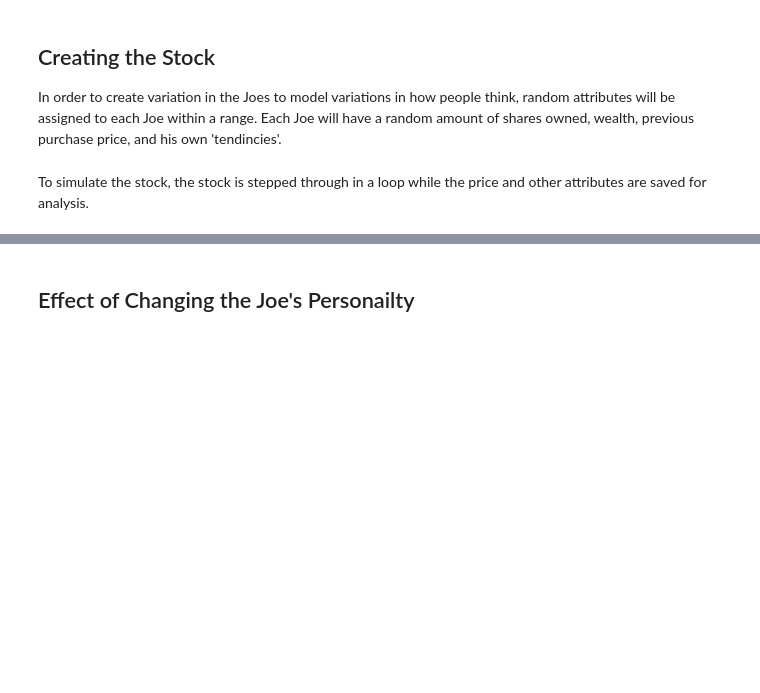
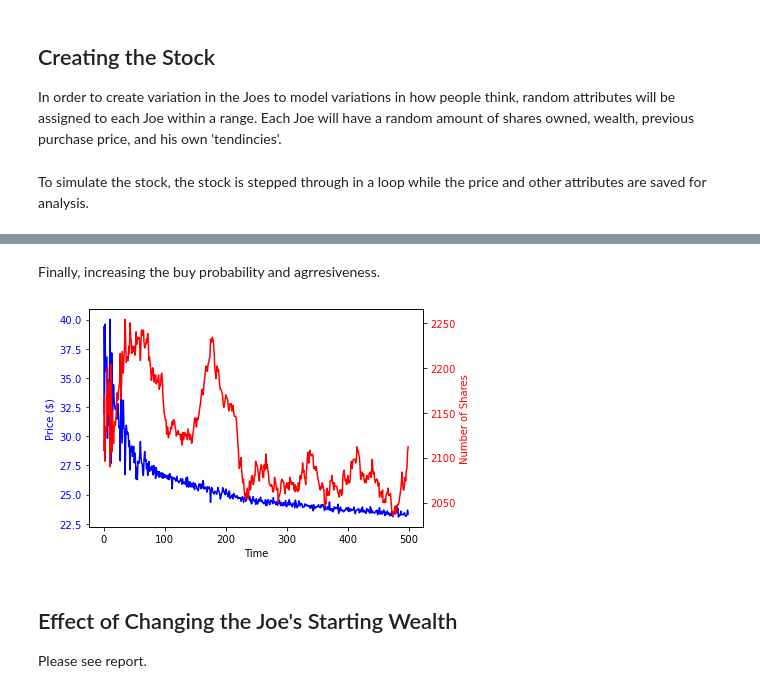
Before and after one commit to seandonker/StockPriceSmiluation, a Jupyter notebook: SimulationV3 (3).ipynb, the cells around one changed output, grey strips where cells are left out. Saved outputs shown, nothing was run; the diff lists cells and outputs as text; code cells hidden in the pictures; blank space fills up the shorter version.

```diff
--- a/SimulationV3 (3).ipynb
+++ b/SimulationV3 (3).ipynb
@@ -179,3 +249,38 @@ plt.show()
+# %% [markdown]
+Finally, increasing the buy probability and agrresiveness.
+# %%
+np.random.seed(5)
+numHolders = 500
+simulationSteps = 500
+sharesOwned = np.random.randint(low=20, high=50, size=numHolders)
+wealth = np.random.randint(low=1000, high=2000, size=numHolders)
+purchasePrice = np.random.uniform(low=20, high=40, size=numHolders)
+sellProb = np.random.uniform(low=0.01, high=0.1, size=numHolders)
+buyProb = np.random.uniform(low=0.2, high=0.4, size=numHolders)
+buyAgg = np.random.randint(low=3, high=7, size=numHolders)
+sellAgg = np.random.randint(low=1, high=5, size=numHolders)
+aapl = stock(numHolders, 50.0, 2000, sharesOwned, wealth, purchasePrice, buyProb, sellProb, buyAgg, sellAgg, 0.1)
+price = []
+freeShares = []
+for i in range(simulationSteps):
+    aapl.step()
+    price.append(aapl.stockPrice())
+    freeShares.append(aapl.freeShares())
+
+fig, ax1 = plt.subplots()
+
+ax1.plot(price, color='blue')
+ax1.set_xlabel('Time')
+ax1.set_ylabel('Price ($)', color='blue')
+ax1.tick_params(axis='y', labelcolor='blue')
+ax2 = ax1.twinx()
+ax2.plot(freeShares, color='red')
+ax2.set_ylabel('Number of Shares', color='red')
+ax2.tick_params(axis='y', labelcolor='red')
+plt.show()
+# %% [output]
+[figure, added]
 # %% [markdown]
-Effect of Changing the Joe's Personailty
-----------------------------------------
+Effect of Changing the Joe's Starting Wealth
+--------------------------------------------
+Please see report.
```
Also changed, not shown: parts of 7 cells of this notebook.
